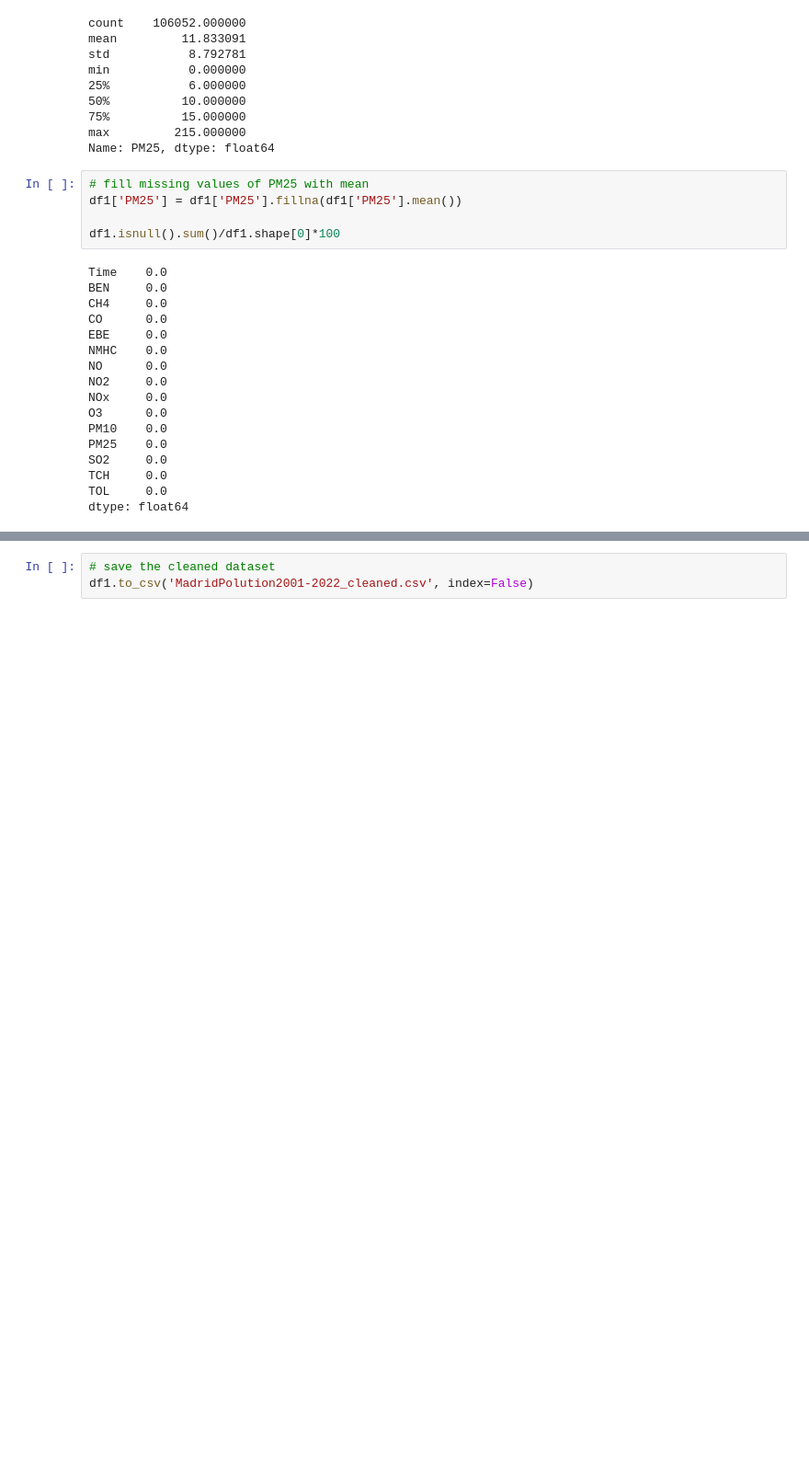
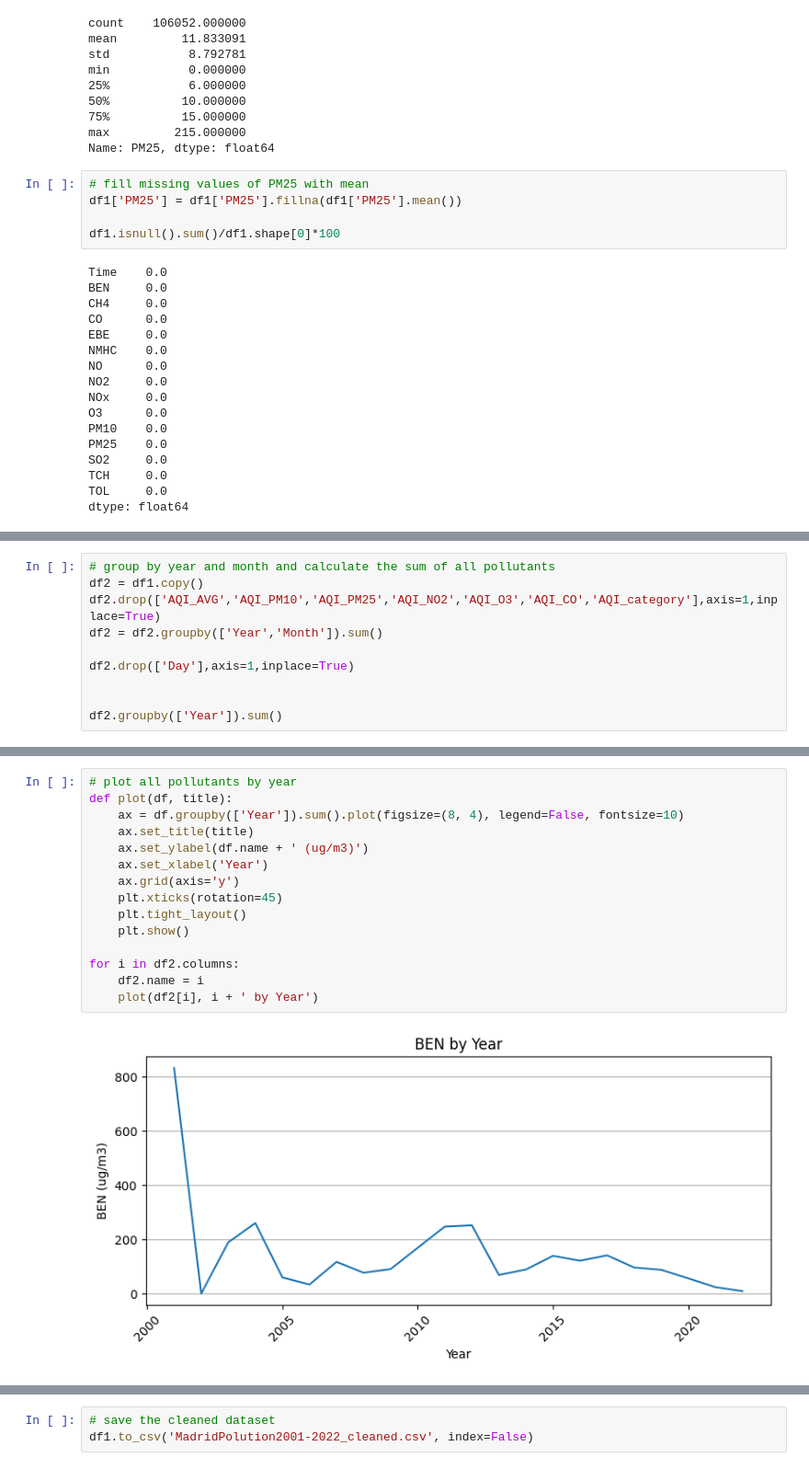
Before and after one commit to Turki-Moha/DS-project, a Jupyter notebook: Air polution.ipynb, the cells around one changed output, grey strips where cells are left out. Shown at 92% size. Cells and saved outputs as stored; diff of their text form; blank space fills up the shorter version.

```diff
--- a/Air polution.ipynb
+++ b/Air polution.ipynb
@@ -336,0 +391,10 @@ df1.head()
+# %%
+# group by year and month and calculate the sum of all pollutants
+df2 = df1.copy()
+df2.drop(['AQI_AVG','AQI_PM10','AQI_PM25','AQI_NO2','AQI_O3','AQI_CO','AQI_category'],axis=1,inplace=True)
+df2 = df2.groupby(['Year','Month']).sum()
+
+df2.drop(['Day'],axis=1,inplace=True)
+
+
+df2.groupby(['Year']).sum()
@@ -336,0 +420,17 @@ df1.head()
+# %%
+# plot all pollutants by year
+def plot(df, title):
+    ax = df.groupby(['Year']).sum().plot(figsize=(8, 4), legend=False, fontsize=10)
+    ax.set_title(title)
+    ax.set_ylabel(df.name + ' (ug/m3)')
+    ax.set_xlabel('Year')
+    ax.grid(axis='y')
+    plt.xticks(rotation=45)
+    plt.tight_layout()
+    plt.show()
+
+for i in df2.columns:
+    df2.name = i
+    plot(df2[i], i + ' by Year')
+# %% [output]
+[figure, added]
```
Also changed, not shown: parts of 24 cells of this notebook, 1 other file.
